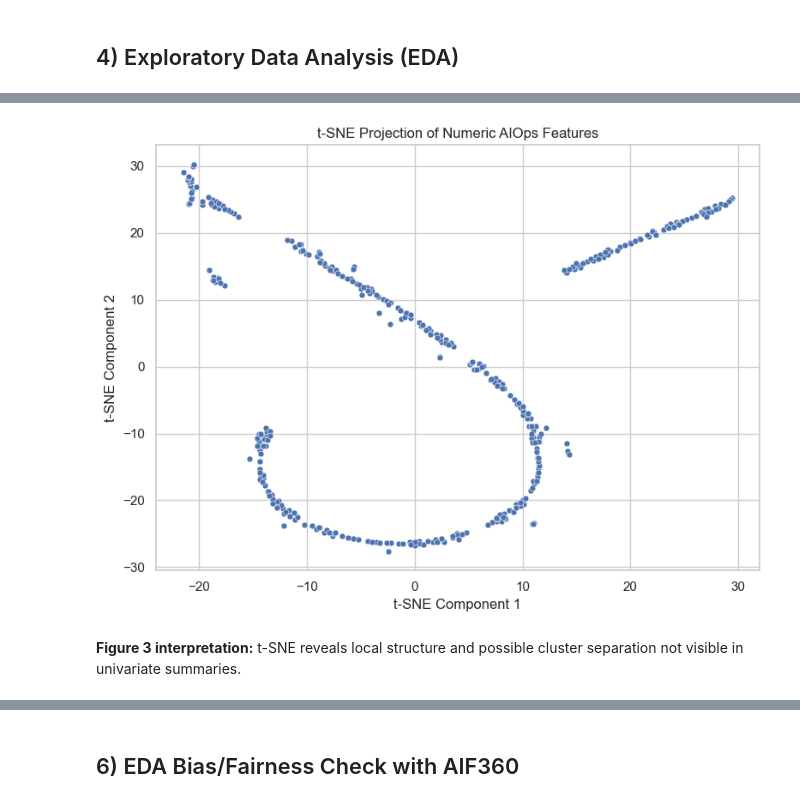
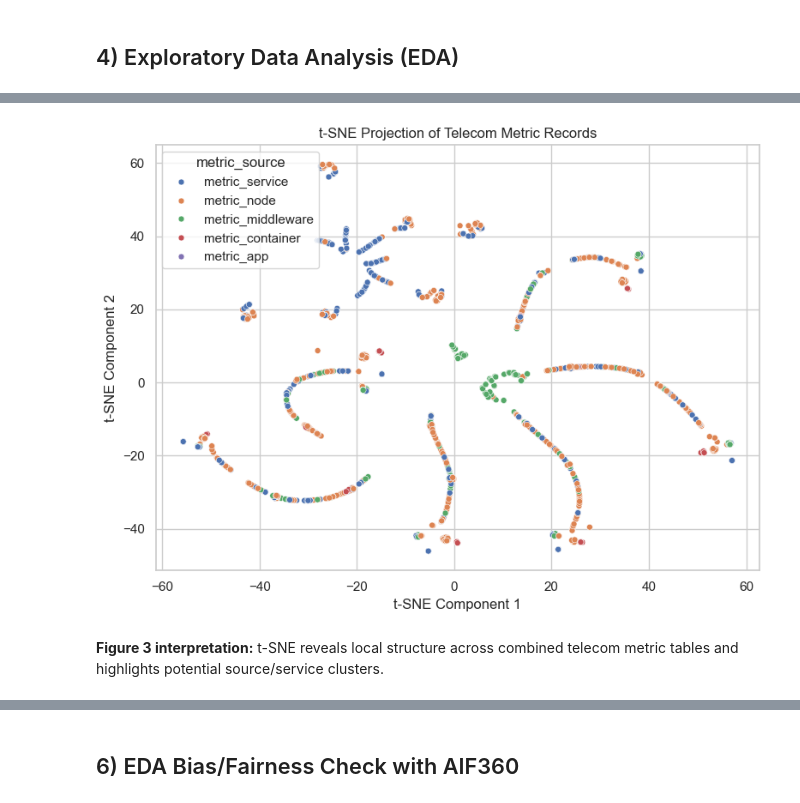
Before and after one commit to Ohara124c41/ai-programming-foundations-project, a Jupyter notebook: data_workflow.ipynb, the cells around one changed output, grey strips where cells are left out. Saved outputs shown, nothing was run; the diff lists cells and outputs as text; code cells hidden in the pictures.

```diff
--- a/data_workflow.ipynb
+++ b/data_workflow.ipynb
@@ -336,6 +371,8 @@ else:
         "has_time_like_column": len(time_like_cols) > 0,
         "subset_metadata_present": isinstance(globals().get("SUBSET_METADATA"), dict),
         "subset_applied": bool(globals().get("SUBSET_METADATA", {}).get("subset_applied", False)),
+        "ingestion_mode_recorded": "INGESTION_MODE" in globals(),
+        "combined_metric_mode_used": globals().get("INGESTION_MODE") == "combined_metric_files",
     }
     print("V&V Ingestion:", ingestion_checks)
 # %% [output]
@@ -432,6 +496,7 @@ else:
     df_clean = drop_duplicate_rows(df_clean)
     df_clean = parse_time_columns(df_clean)
     df_clean = impute_missing_values(df_clean)
+    df_clean = add_telecom_derived_features(df_clean)
     print("Cleaning complete.")
     print(f"Cleaned shape: {df_clean.shape[0]} rows x {df_clean.shape[1]} columns")
     display(df_clean.head())
@@ -585,57 +777,66 @@ else:
 # %%
 if df_clean is None:
     tsne_frame = None
     print("Visualization 3 skipped: dataset missing.")
 else:
     numeric_df = df_clean.select_dtypes(include=[np.number]).copy()
+    numeric_df = numeric_df.replace([np.inf, -np.inf], np.nan)
+    numeric_df = numeric_df.loc[:, numeric_df.notna().mean() >= 0.40]
     numeric_df = numeric_df.loc[:, numeric_df.nunique(dropna=True) > 1]
 
     if numeric_df.shape[0] < 10 or numeric_df.shape[1] < 2:
         tsne_frame = None
         print("Visualization 3 skipped: need at least 10 rows and 2 informative numeric features.")
     else:
         sample_n = min(2000, len(numeric_df))
         sampled_numeric = numeric_df.sample(n=sample_n, random_state=42)
-        X = StandardScaler().fit_transform(sampled_numeric)
+        imputer = SimpleImputer(strategy="median")
+        X_imputed = imputer.fit_transform(sampled_numeric)
 
-        perplexity = min(30, max(5, sample_n // 20))
-        if perplexity >= sample_n:
-            perplexity = max(2, sample_n - 1)
+        if np.isnan(X_imputed).any():
+            tsne_frame = None
+            print("Visualization 3 skipped: NaN values remain after imputation.")
+        else:
+            X = StandardScaler().fit_transform(X_imputed)
 
-        embedding = TSNE(
-            n_components=2,
-            init="random",
-            learning_rate="auto",
-            perplexity=perplexity,
-            random_state=42,
-        ).fit_transform(X)
+            perplexity = min(30, max(5, sample_n // 20))
+            if perplexity >= sample_n:
+                perplexity = max(2, sample_n - 1)
 
-        tsne_frame = pd.DataFrame({"tsne_1": embedding[:, 0], "tsne_2": embedding[:, 1]}, index=sampled_numeric.index)
+            embedding = TSNE(
+                n_components=2,
+                init="random",
+                learning_rate="auto",
+                perplexity=perplexity,
+                random_state=42,
+            ).fit_transform(X)
 
-        hue_col = None
-        label_candidates = [
-            "label", "is_anomaly", "anomaly", "incident", "fault_type", "root_cause_service", "service"
-        ]
-        for col in label_candidates:
-            if col in df_clean.columns and df_clean[col].nunique(dropna=True) <= 10:
-                hue_col = col
-                break
+            tsne_frame = pd.DataFrame({"tsne_1": embedding[:, 0], "tsne_2": embedding[:, 1]}, index=sampled_numeric.index)
 
-        plt.figure(figsize=(8, 6))
-        if hue_col is None:
-            sns.scatterplot(data=tsne_frame, x="tsne_1", y="tsne_2", s=25)
-        else:
-            tsne_frame[hue_col] = df_clean.loc[tsne_frame.index, hue_col].astype(str)
-            sns.scatterplot(data=tsne_frame, x="tsne_1", y="tsne_2", hue=hue_col, s=25)
-        plt.title("t-SNE Projection of Numeric AIOps Features")
-        plt.xlabel("t-SNE Component 1")
-        plt.ylabel("t-SNE Component 2")
-        plt.tight_layout()
-        plt.show()
+            hue_col = None
+            label_candidates = [
+                "metric_source", "cmdb_id", "name", "servicename", "label", "is_anomaly", "anomaly", "incident", "fault_type", "root_cause_service", "service"
+            ]
+            for col in label_candidates:
+                if col in df_clean.columns and df_clean[col].nunique(dropna=True) <= 10:
+                    hue_col = col
+                    break
+
+            plt.figure(figsize=(8, 6))
+            if hue_col is None:
+                sns.scatterplot(data=tsne_frame, x="tsne_1", y="tsne_2", s=25)
+            else:
+                tsne_frame[hue_col] = df_clean.loc[tsne_frame.index, hue_col].astype(str)
+                sns.scatterplot(data=tsne_frame, x="tsne_1", y="tsne_2", hue=hue_col, s=25)
+            plt.title("t-SNE Projection of Telecom Metric Records")
+            plt.xlabel("t-SNE Component 1")
+            plt.ylabel("t-SNE Component 2")
+            plt.tight_layout()
+            plt.show()
 # %% [output]
-[figure, old version]
+[figure, new version]
 # %% [markdown]
-**Figure 3 interpretation:** t-SNE reveals local structure and possible cluster separation not visible in univariate summaries.
+**Figure 3 interpretation:** t-SNE reveals local structure across combined telecom metric tables and highlights potential source/service clusters.
 # %%
 if df_clean is None:
     print("V&V Visualizations: pending (dataset missing)")
```
Also changed, not shown: parts of 21 cells of this notebook.
